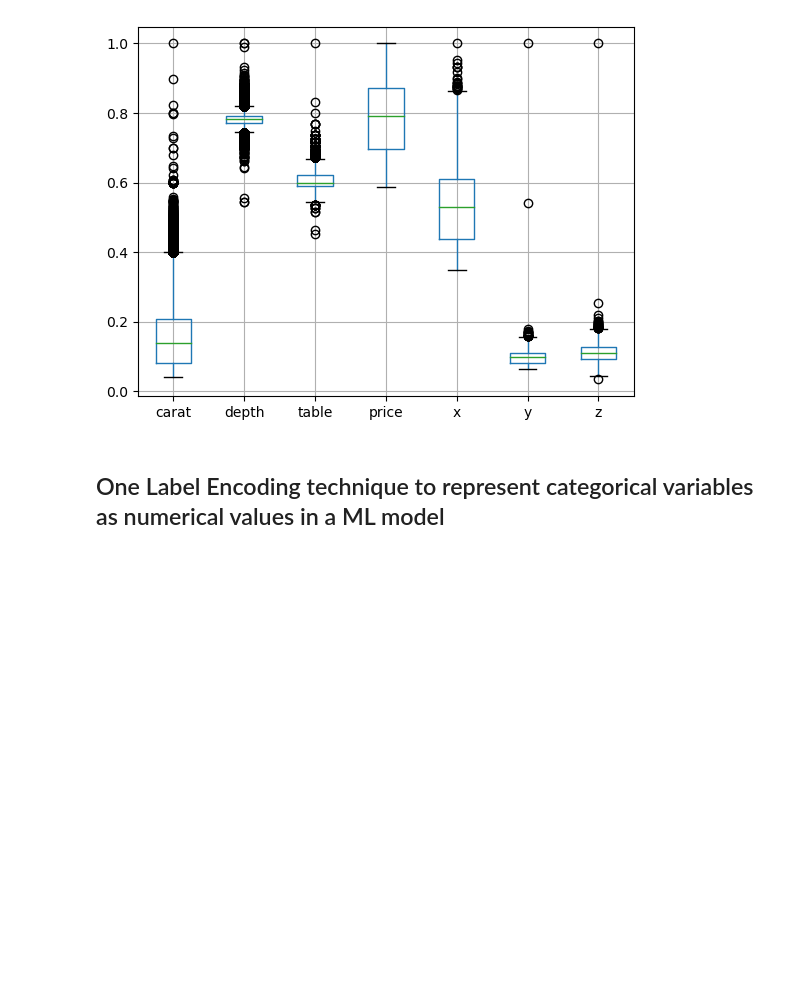
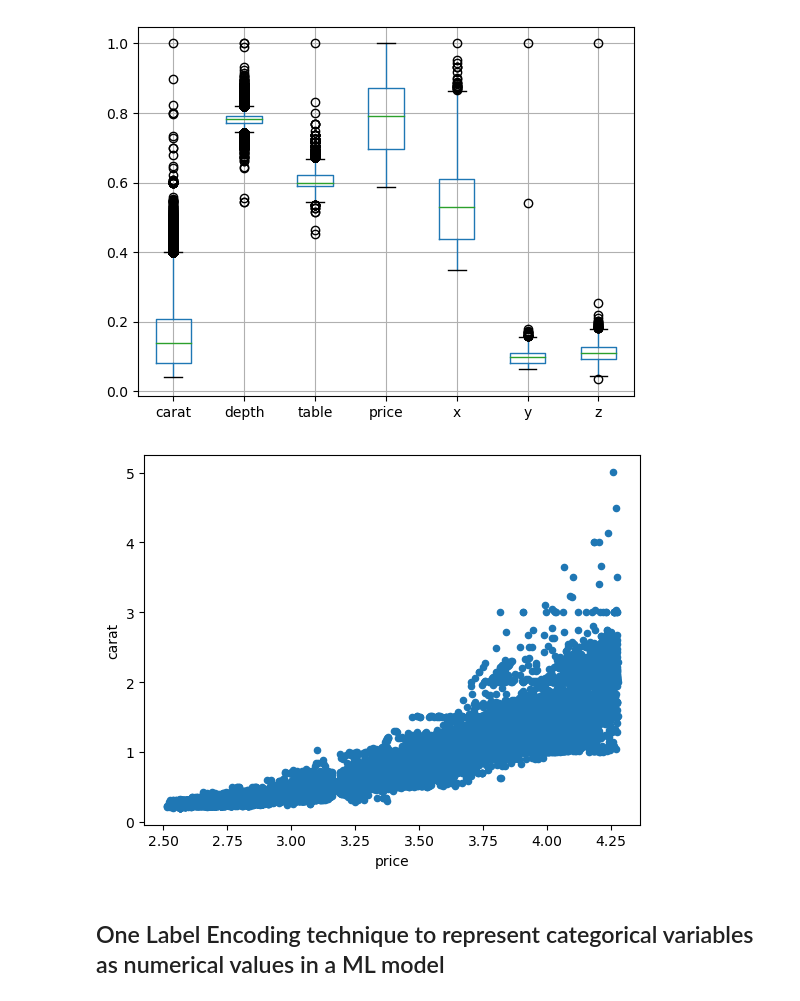
Before and after one commit to rlawns255/Project4_Group4, a Jupyter notebook: Data_clean.ipynb, the cells around one changed output. Drawn from its saved outputs; the diff is of its cells as text; code cells hidden in the pictures; blank space fills up the shorter version.

```diff
--- a/Data_clean.ipynb
+++ b/Data_clean.ipynb
@@ -119,3 +126,10 @@ plt.show()
 [figure]
 # %%
 # df.info
+# %%
+df.price = np.log10(df.price)
+# %%
+df.plot.scatter('price', 'carat')
+plt.show()
+# %% [output]
+[figure, added]
```
Also changed, not shown: parts of 23 cells of this notebook.
